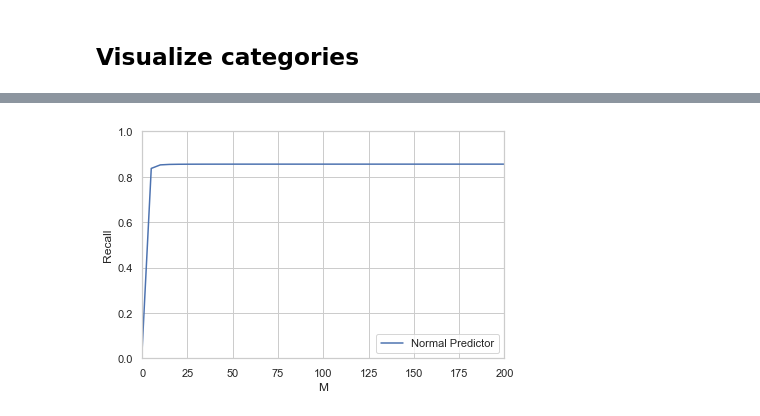
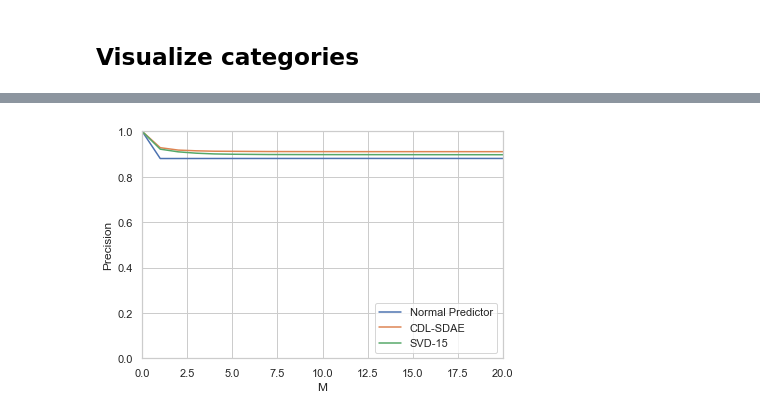
Before and after one commit to rorki/Recommender-Systems, a Jupyter notebook: graphs_krecall.ipynb, the cells around one changed output, grey strips where cells are left out. Saved outputs shown, nothing was run; the diff lists cells and outputs as text; code cells hidden in the pictures.

```diff
--- a/graphs_krecall.ipynb
+++ b/graphs_krecall.ipynb
@@ -87,4 +123,4 @@ viz_cat('Books')
-# %%
-viz_cat('Electronics')
-# %% [output]
-[figure, removed]
+# %%
+viz_cat('Video Games', 'precision')
+# %% [output]
+[figure, added]
```
Also changed, not shown: parts of 11 cells of this notebook, 50 other files.
